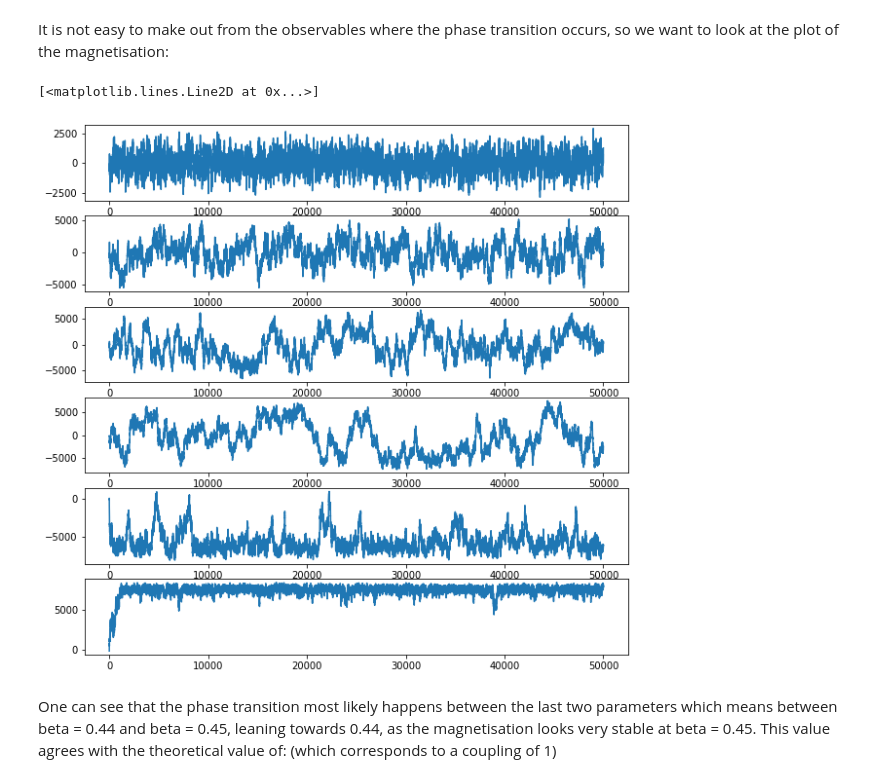
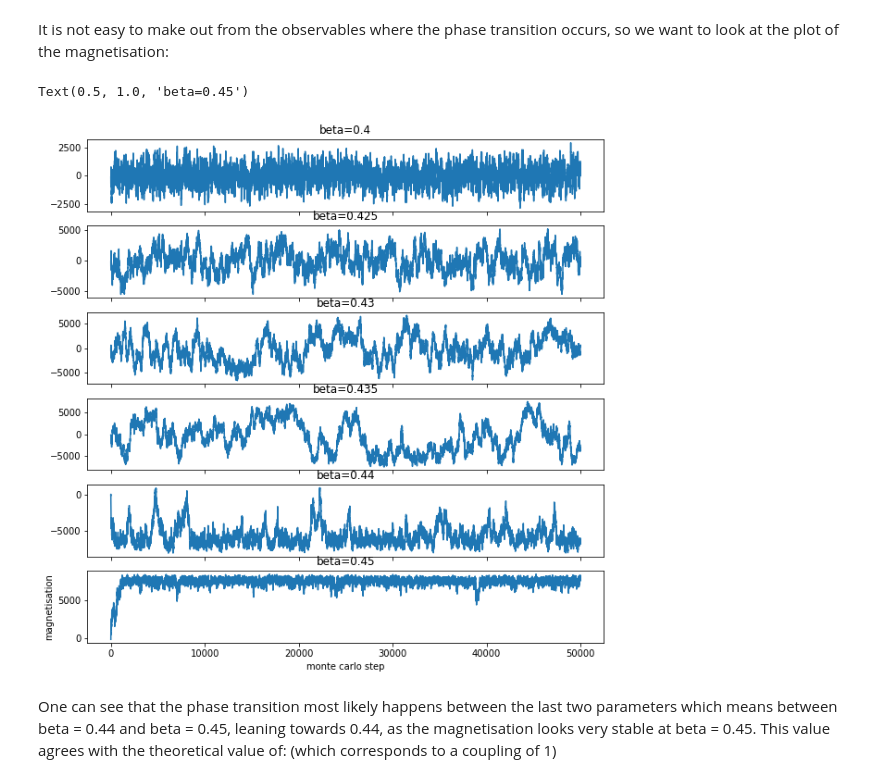
Before and after one commit to tisabe/MCising, a Jupyter notebook: phase_transition.ipynb, the cells around one changed output. Drawn from its saved outputs; the diff is of its cells as text; code cells hidden in the pictures.

```diff
--- a/phase_transition.ipynb
+++ b/phase_transition.ipynb
@@ -56,22 +56,29 @@ file.close()
 It is not easy to make out from the observables where the phase transition occurs,
 so we want to look at the plot of the magnetisation:
 # %%
-f, (ax0, ax1, ax2, ax3, ax4, ax5) = plt.subplots(6, 1, figsize = (10,10))
+f, (ax0, ax1, ax2, ax3, ax4, ax5) = plt.subplots(6, 1, figsize = (10,10), sharex = True)
 obsData = importObsData(obsfilePath_list[0])
 ax0.plot(obsData[0],obsData[2])
+ax0.set_title("beta=0.4")
 obsData = importObsData(obsfilePath_list[1])
 ax1.plot(obsData[0],obsData[2])
+ax1.set_title("beta=0.425")
 obsData = importObsData(obsfilePath_list[2])
 ax2.plot(obsData[0],obsData[2])
+ax2.set_title("beta=0.43")
 obsData = importObsData(obsfilePath_list[3])
 ax3.plot(obsData[0],obsData[2])
+ax3.set_title("beta=0.435")
 obsData = importObsData(obsfilePath_list[4])
 ax4.plot(obsData[0],obsData[2])
+ax4.set_title("beta=0.44")
 obsData = importObsData(obsfilePath_list[5])
 ax5.plot(obsData[0],obsData[2])
+ax5.set(ylabel="magnetisation", xlabel="monte carlo step")
+ax5.set_title("beta=0.45")
 # %% [output]
-[<matplotlib.lines.Line2D at 0x...>]
+Text(0.5, 1.0, 'beta=0.45')
-[figure, old version]
+[figure, new version]
 # %% [markdown]
 One can see that the phase transition most likely happens between the last two parameters
 which means between beta = 0.44 and beta = 0.45, leaning towards 0.44, as the magnetisation looks
```
